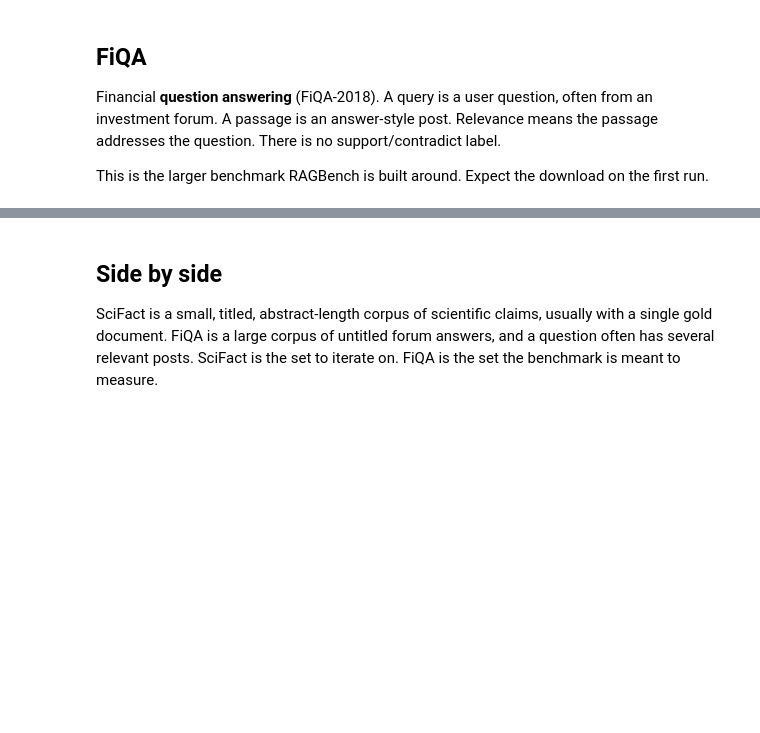
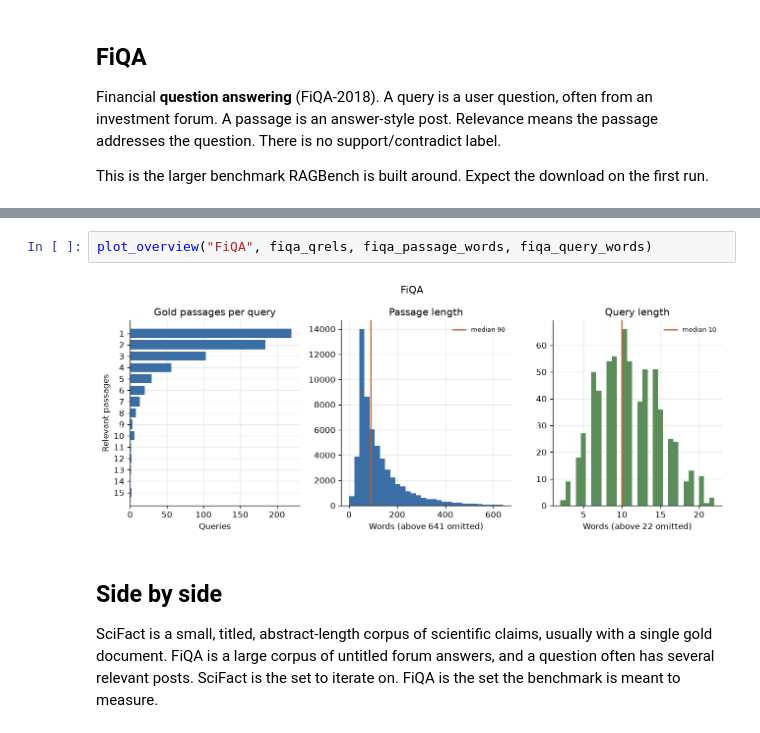
Before and after one commit to sush4nt/rag-bench, a Jupyter notebook: notebooks/explore_datasets.ipynb, the cells around one changed output, grey strips where cells are left out. Cells and saved outputs as stored; diff of their text form; blank space fills up the shorter version.

```diff
--- a/notebooks/explore_datasets.ipynb
+++ b/notebooks/explore_datasets.ipynb
@@ -207,3 +305,7 @@ Query 5503: Tax considerations for selling a property below appraised value to f
+# %%
+plot_overview("FiQA", fiqa_qrels, fiqa_passage_words, fiqa_query_words)
+# %% [output]
+[figure, added]
 # %% [markdown]
 ## Side by side
 
```
Also changed, not shown: parts of 9 cells of this notebook.
